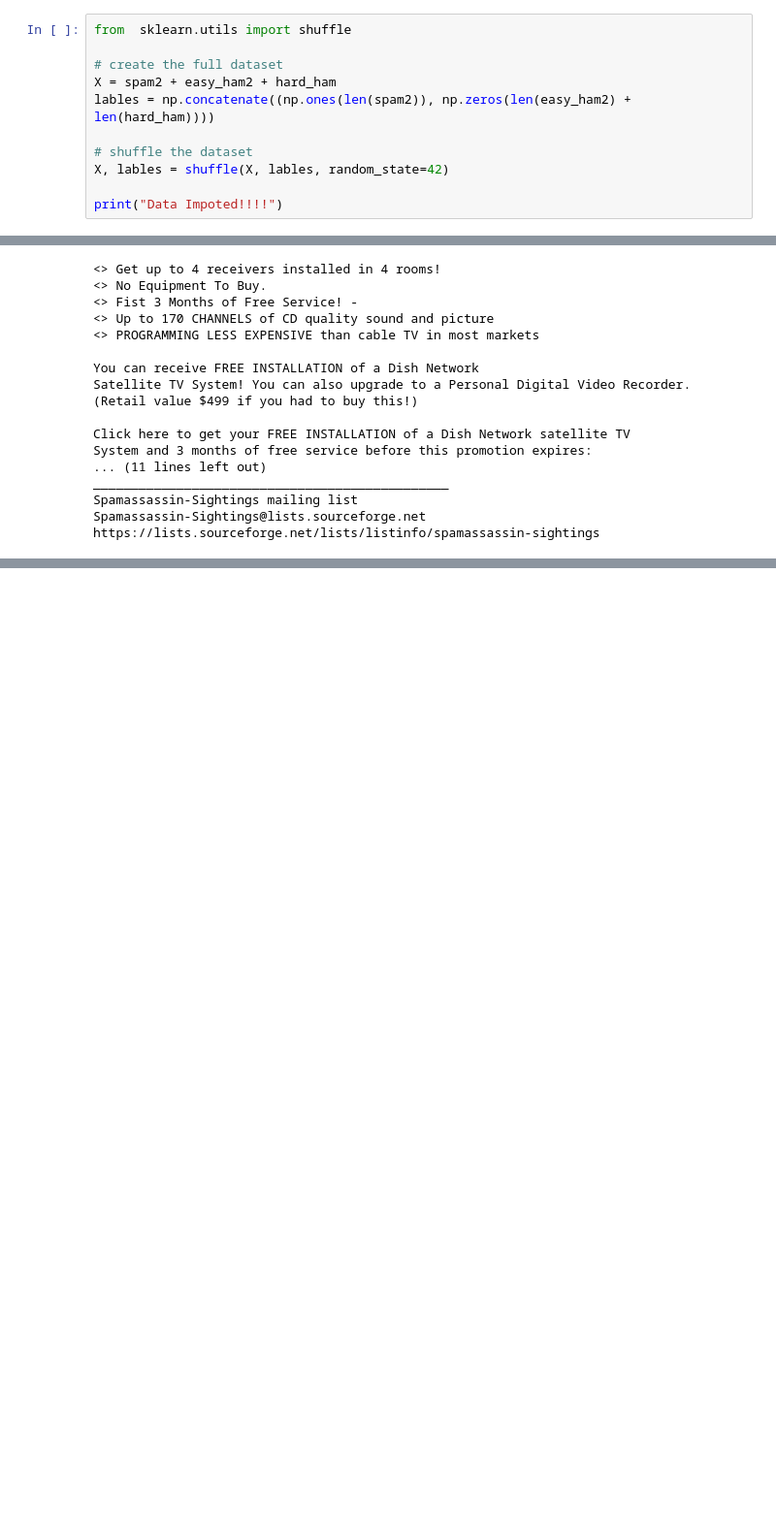
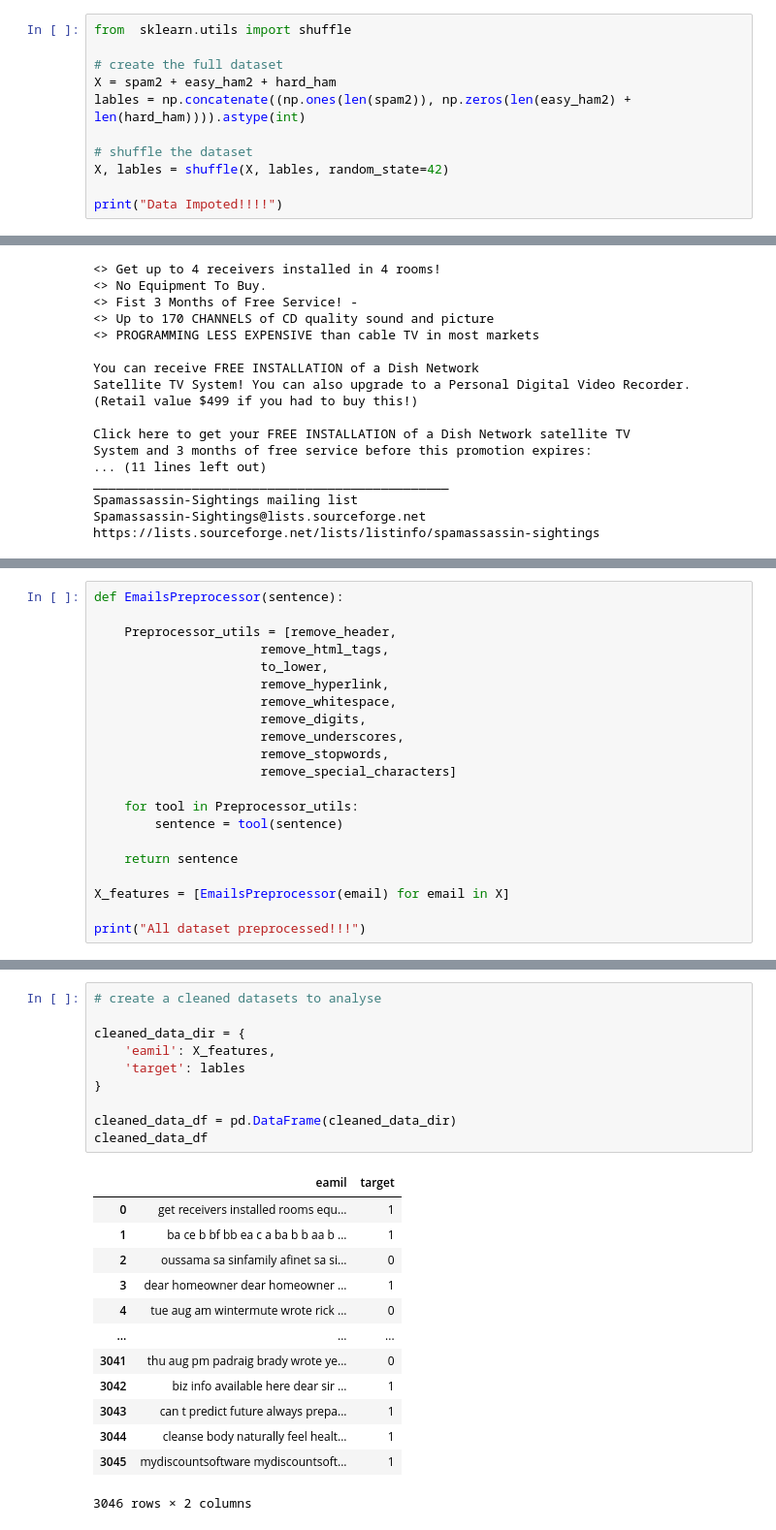
Before and after one commit to oussama95boussaid/messages-emails-classifier, a Jupyter notebook: messages_emails_classifier.ipynb, the cells around one changed output, grey strips where cells are left out. Shown: that part at 97% size. Cells and saved outputs as stored; diff of their text form; blank space fills up the shorter version.

Commit message:
feat: save new cleaned data

```diff
--- a/messages_emails_classifier.ipynb
+++ b/messages_emails_classifier.ipynb
@@ -104,7 +102,7 @@ from  sklearn.utils import shuffle
 
 # create the full dataset
 X = spam2 + easy_ham2 + hard_ham
-lables = np.concatenate((np.ones(len(spam2)), np.zeros(len(easy_ham2) + len(hard_ham))))
+lables = np.concatenate((np.ones(len(spam2)), np.zeros(len(easy_ham2) + len(hard_ham)))).astype(int)
 
 # shuffle the dataset
 X, lables = shuffle(X, lables, random_state=42)
@@ -445,0 +416,21 @@ memory usage: 90.7+ KB
+# %%
+def EmailsPreprocessor(sentence):
+
+    Preprocessor_utils = [remove_header,
+                      remove_html_tags,
+                      to_lower,
+                      remove_hyperlink,
+                      remove_whitespace,
+                      remove_digits,
+                      remove_underscores,
+                      remove_stopwords,
+                      remove_special_characters]
+
+    for tool in Preprocessor_utils:
+        sentence = tool(sentence)
+
+    return sentence
+
+X_features = [EmailsPreprocessor(email) for email in X]
+
+print("All dataset preprocessed!!!")
@@ -445,0 +447,24 @@ memory usage: 90.7+ KB
+# %%
+# create a cleaned datasets to analyse
+
+cleaned_data_dir = {
+    'eamil': X_features,
+    'target': lables
+}
+
+cleaned_data_df = pd.DataFrame(cleaned_data_dir)
+cleaned_data_df
+# %% [output]
+|  | eamil | target |
+| 0 | get receivers installed rooms equ... | 1 |
+| 1 | ba ce b bf bb ea c a ba b b aa b ... | 1 |
+| 2 | oussama sa sinfamily afinet sa si... | 0 |
+| 3 | dear homeowner dear homeowner ... | 1 |
+| 4 | tue aug am wintermute wrote rick ... | 0 |
+| ... | ... | ... |
+| 3041 | thu aug pm padraig brady wrote ye... | 0 |
+| 3042 | biz info available here dear sir ... | 1 |
+| 3043 | can t predict future always prepa... | 1 |
+| 3044 | cleanse body naturally feel healt... | 1 |
+| 3045 | mydiscountsoftware mydiscountsoft... | 1 |
+3046 rows × 2 columns
```
Also changed, not shown: parts of 42 cells of this notebook.
